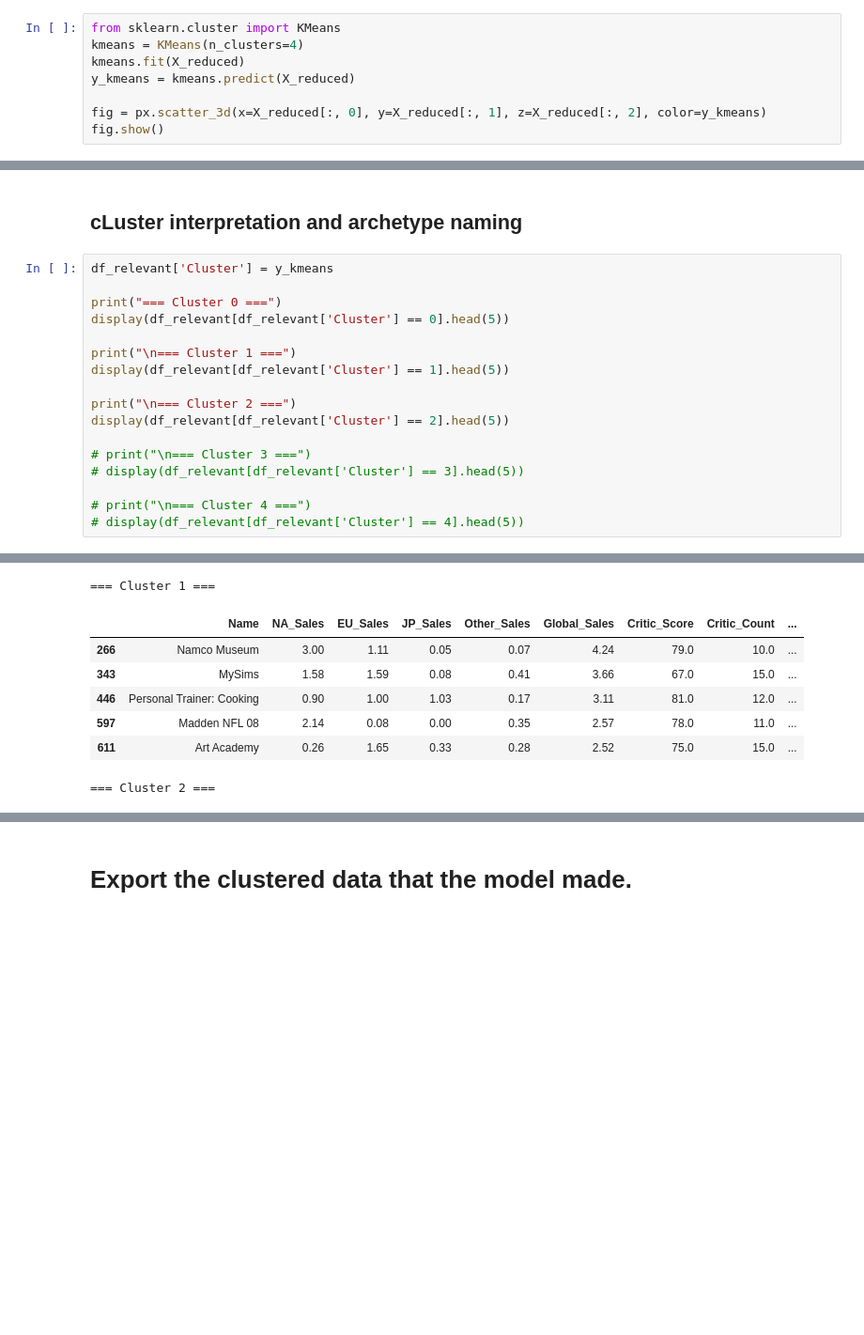
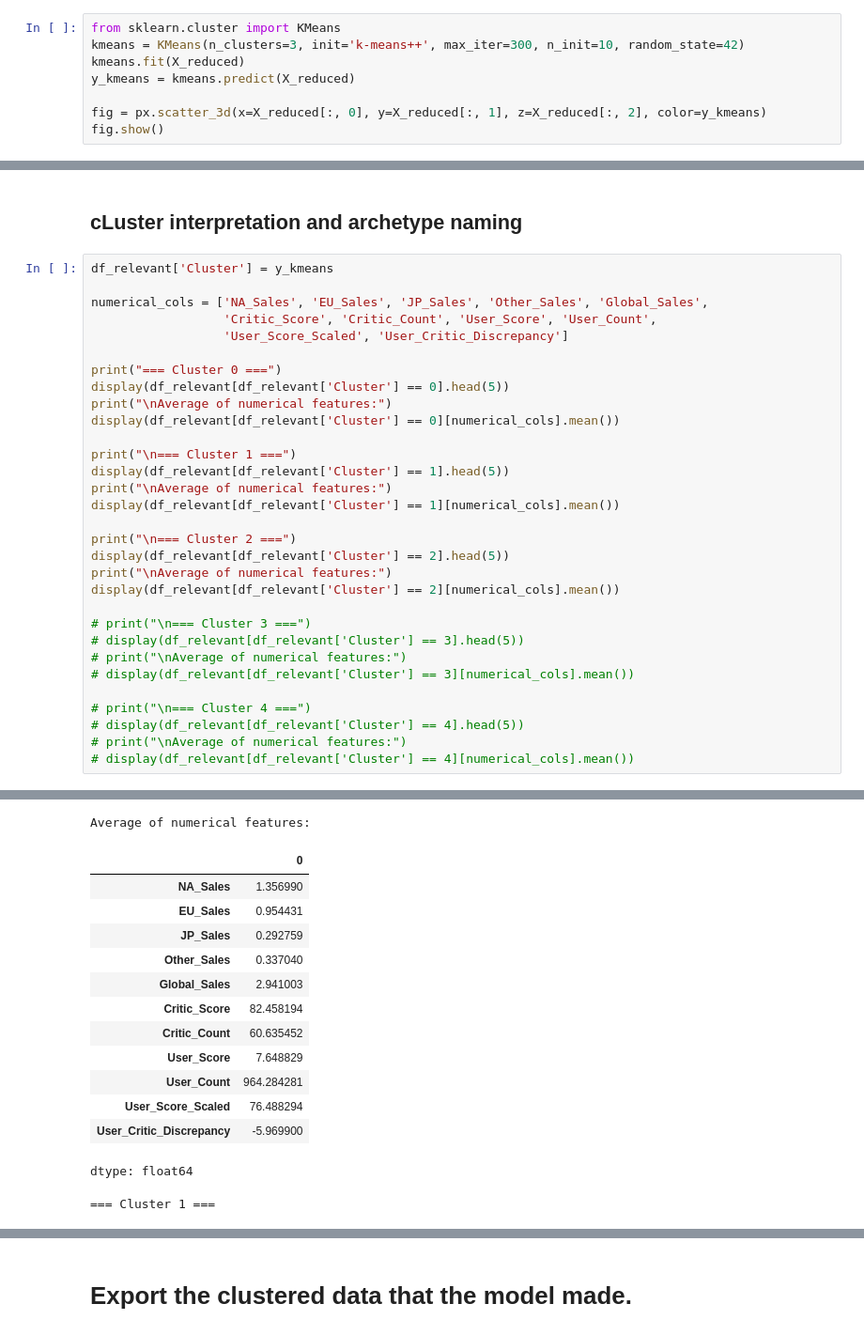
Before and after one commit to Cegeurun/CCADMACL_PROJECT, a Jupyter notebook: CCADMACL_PROJECT.ipynb, the cells around one changed output, grey strips where cells are left out. Shown at 94% size. Drawn from its saved outputs; the diff is of its cells as text; blank space fills up the shorter version.

```diff
--- a/CCADMACL_PROJECT.ipynb
+++ b/CCADMACL_PROJECT.ipynb
@@ -511,7 +509,7 @@ plt.show()
 [figure]
 # %%
 from sklearn.cluster import KMeans
-kmeans = KMeans(n_clusters=4)
+kmeans = KMeans(n_clusters=3, init='k-means++', max_iter=300, n_init=10, random_state=42)
 kmeans.fit(X_reduced)
 y_kmeans = kmeans.predict(X_reduced)
 
@@ -655,20 +686,34 @@ Lower Davies-Bouldin = better
 # %%
 df_relevant['Cluster'] = y_kmeans
 
+numerical_cols = ['NA_Sales', 'EU_Sales', 'JP_Sales', 'Other_Sales', 'Global_Sales',
+                  'Critic_Score', 'Critic_Count', 'User_Score', 'User_Count',
+                  'User_Score_Scaled', 'User_Critic_Discrepancy']
+
 print("=== Cluster 0 ===")
 display(df_relevant[df_relevant['Cluster'] == 0].head(5))
+print("\nAverage of numerical features:")
+display(df_relevant[df_relevant['Cluster'] == 0][numerical_cols].mean())
 
 print("\n=== Cluster 1 ===")
 display(df_relevant[df_relevant['Cluster'] == 1].head(5))
+print("\nAverage of numerical features:")
+display(df_relevant[df_relevant['Cluster'] == 1][numerical_cols].mean())
 
 print("\n=== Cluster 2 ===")
 display(df_relevant[df_relevant['Cluster'] == 2].head(5))
+print("\nAverage of numerical features:")
+display(df_relevant[df_relevant['Cluster'] == 2][numerical_cols].mean())
 
 # print("\n=== Cluster 3 ===")
 # display(df_relevant[df_relevant['Cluster'] == 3].head(5))
+# print("\nAverage of numerical features:")
+# display(df_relevant[df_relevant['Cluster'] == 3][numerical_cols].mean())
 
 # print("\n=== Cluster 4 ===")
 # display(df_relevant[df_relevant['Cluster'] == 4].head(5))
+# print("\nAverage of numerical features:")
+# display(df_relevant[df_relevant['Cluster'] == 4][numerical_cols].mean())
 # %% [output]
 === Cluster 0 ===
 |  | Name | NA_Sales | EU_Sales | JP_Sales | Other_Sales | Global_Sales | Critic_Score | Critic_Count | ... |
@@ -680,9 +725,16 @@ display(df_relevant[df_relevant['Cluster'] == 2].head(5))
-=== Cluster 1 ===
+Average of numerical features:
-|  | Name | NA_Sales | EU_Sales | JP_Sales | Other_Sales | Global_Sales | Critic_Score | Critic_Count | ... |
-| 266 | Namco Museum | 3.00 | 1.11 | 0.05 | 0.07 | 4.24 | 79.0 | 10.0 | ... |
-| 343 | MySims | 1.58 | 1.59 | 0.08 | 0.41 | 3.66 | 67.0 | 15.0 | ... |
-| 446 | Personal Trainer: Cooking | 0.90 | 1.00 | 1.03 | 0.17 | 3.11 | 81.0 | 12.0 | ... |
-| 597 | Madden NFL 08 | 2.14 | 0.08 | 0.00 | 0.35 | 2.57 | 78.0 | 11.0 | ... |
-| 611 | Art Academy | 0.26 | 1.65 | 0.33 | 0.28 | 2.52 | 75.0 | 15.0 | ... |
+|  | 0 |
+| NA_Sales | 1.356990 |
+| EU_Sales | 0.954431 |
+| JP_Sales | 0.292759 |
+| Other_Sales | 0.337040 |
+| Global_Sales | 2.941003 |
+| Critic_Score | 82.458194 |
+| Critic_Count | 60.635452 |
+| User_Score | 7.648829 |
+| User_Count | 964.284281 |
+| User_Score_Scaled | 76.488294 |
+| User_Critic_Discrepancy | -5.969900 |
-=== Cluster 2 ===
+dtype: float64
+=== Cluster 1 ===
 |  | Name | NA_Sales | EU_Sales | JP_Sales | Other_Sales | Global_Sales | Critic_Score | Critic_Count | ... |
```
Also changed, not shown: parts of 8 cells of this notebook, 1 other file.
